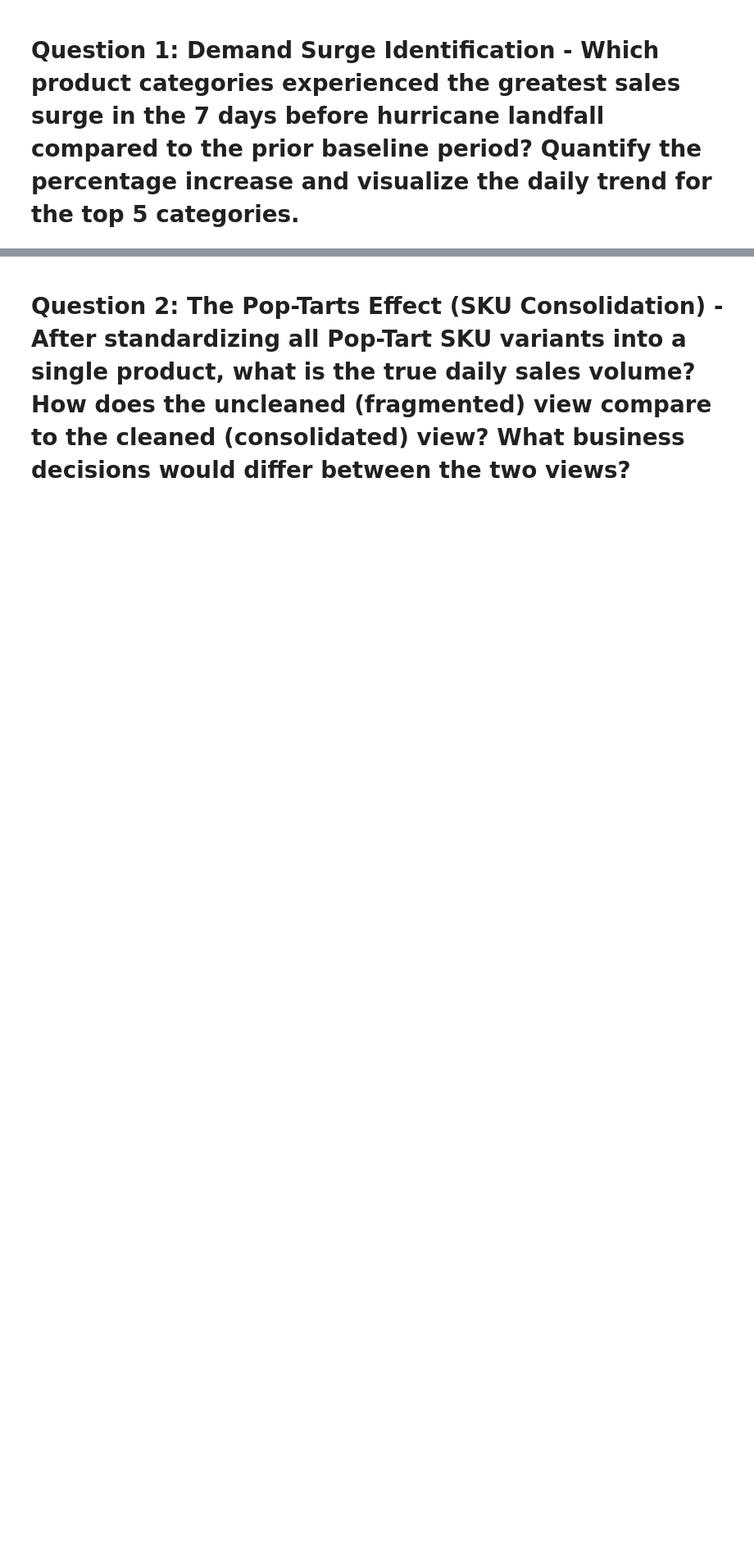
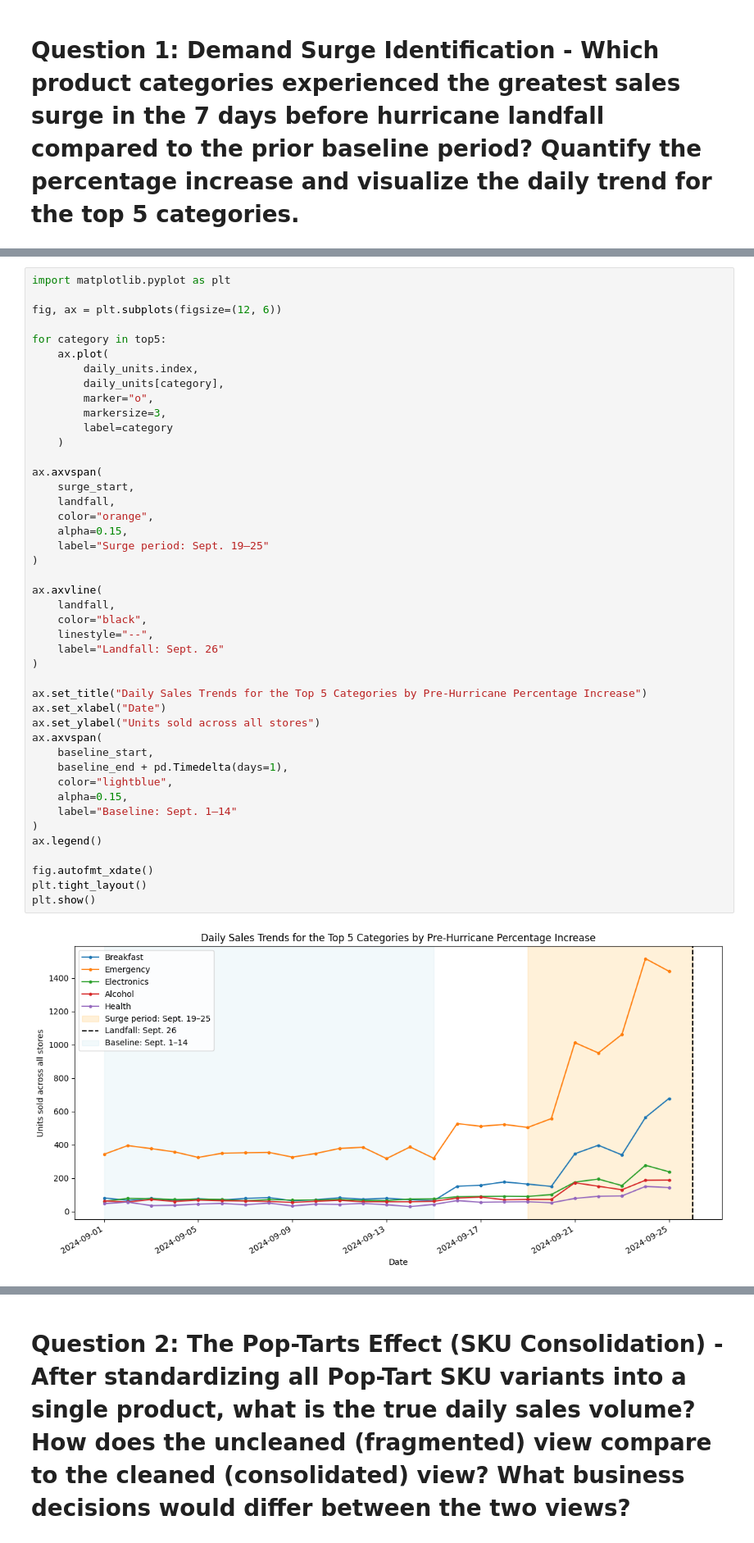
Before and after one commit to clairinelou/walmart-hurricane-project, a Jupyter notebook: notebooks/DS_2002_Project_Working_Doc.ipynb, the cells around one changed output, grey strips where cells are left out. Shown at 82% size. Drawn from its saved outputs; the diff is of its cells as text; blank space fills up the shorter version.

```diff
--- a/notebooks/DS_2002_Project_Working_Doc.ipynb
+++ b/notebooks/DS_2002_Project_Working_Doc.ipynb
@@ -2404,0 +2320,46 @@ We retrieved historical weather data for Orlando for September 1–30, 2024, usi
+# %%
+import matplotlib.pyplot as plt
+
+fig, ax = plt.subplots(figsize=(12, 6))
+
+for category in top5:
+    ax.plot(
+        daily_units.index,
+        daily_units[category],
+        marker="o",
+        markersize=3,
+        label=category
+    )
+
+ax.axvspan(
+    surge_start,
+    landfall,
+    color="orange",
+    alpha=0.15,
+    label="Surge period: Sept. 19–25"
+)
+
+ax.axvline(
+    landfall,
+    color="black",
+    linestyle="--",
+    label="Landfall: Sept. 26"
+)
+
+ax.set_title("Daily Sales Trends for the Top 5 Categories by Pre-Hurricane Percentage Increase")
+ax.set_xlabel("Date")
+ax.set_ylabel("Units sold across all stores")
+ax.axvspan(
+    baseline_start,
+    baseline_end + pd.Timedelta(days=1),
+    color="lightblue",
+    alpha=0.15,
+    label="Baseline: Sept. 1–14"
+)
+ax.legend()
+
+fig.autofmt_xdate()
+plt.tight_layout()
+plt.show()
+# %% [output]
+[figure, added]
```
Also changed, not shown: parts of 100 cells of this notebook.
